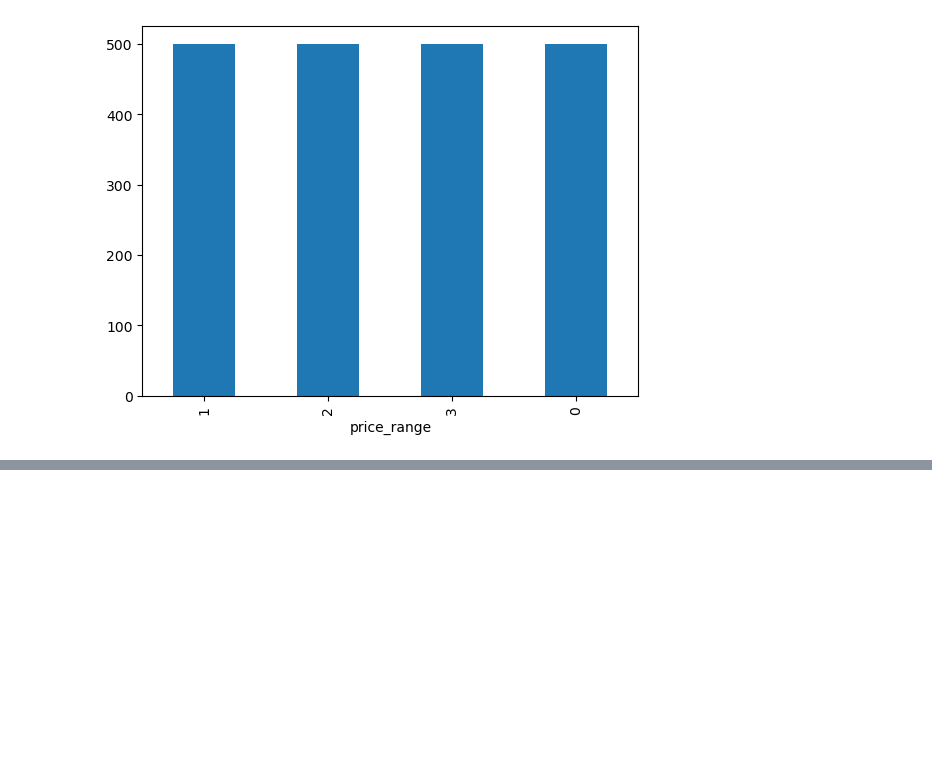
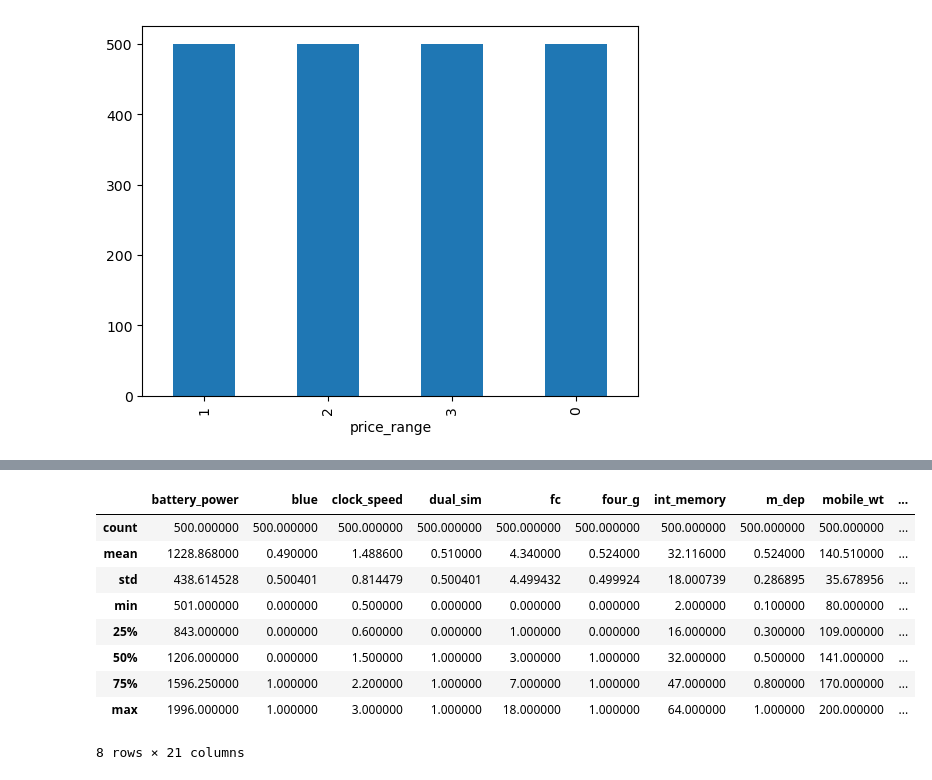
Before and after one commit to MaukanMir/Mobile-Price-Classification, a Jupyter notebook: training.ipynb, the cells around one changed output, grey strips where cells are left out. Saved outputs shown, nothing was run; the diff lists cells and outputs as text; code cells hidden in the pictures; blank space fills up the shorter version.

```diff
--- a/training.ipynb
+++ b/training.ipynb
@@ -86 +87,14 @@ price_three.describe()
 8 rows × 21 columns
+# %%
+one_price_df.describe()
+# %% [output]
+|  | battery_power | blue | clock_speed | dual_sim | fc | four_g | int_memory | m_dep | mobile_wt | ... |
+| count | 500.000000 | 500.000000 | 500.000000 | 500.000000 | 500.000000 | 500.000000 | 500.000000 | 500.000000 | 500.000000 | ... |
+| mean | 1228.868000 | 0.490000 | 1.488600 | 0.510000 | 4.340000 | 0.524000 | 32.116000 | 0.524000 | 140.510000 | ... |
+| std | 438.614528 | 0.500401 | 0.814479 | 0.500401 | 4.499432 | 0.499924 | 18.000739 | 0.286895 | 35.678956 | ... |
+| min | 501.000000 | 0.000000 | 0.500000 | 0.000000 | 0.000000 | 0.000000 | 2.000000 | 0.100000 | 80.000000 | ... |
+| 25% | 843.000000 | 0.000000 | 0.600000 | 0.000000 | 1.000000 | 0.000000 | 16.000000 | 0.300000 | 109.000000 | ... |
+| 50% | 1206.000000 | 0.000000 | 1.500000 | 1.000000 | 3.000000 | 1.000000 | 32.000000 | 0.500000 | 141.000000 | ... |
+| 75% | 1596.250000 | 1.000000 | 2.200000 | 1.000000 | 7.000000 | 1.000000 | 47.000000 | 0.800000 | 170.000000 | ... |
+| max | 1996.000000 | 1.000000 | 3.000000 | 1.000000 | 18.000000 | 1.000000 | 64.000000 | 1.000000 | 200.000000 | ... |
+8 rows × 21 columns
```
Also changed, not shown: parts of 6 cells of this notebook.
